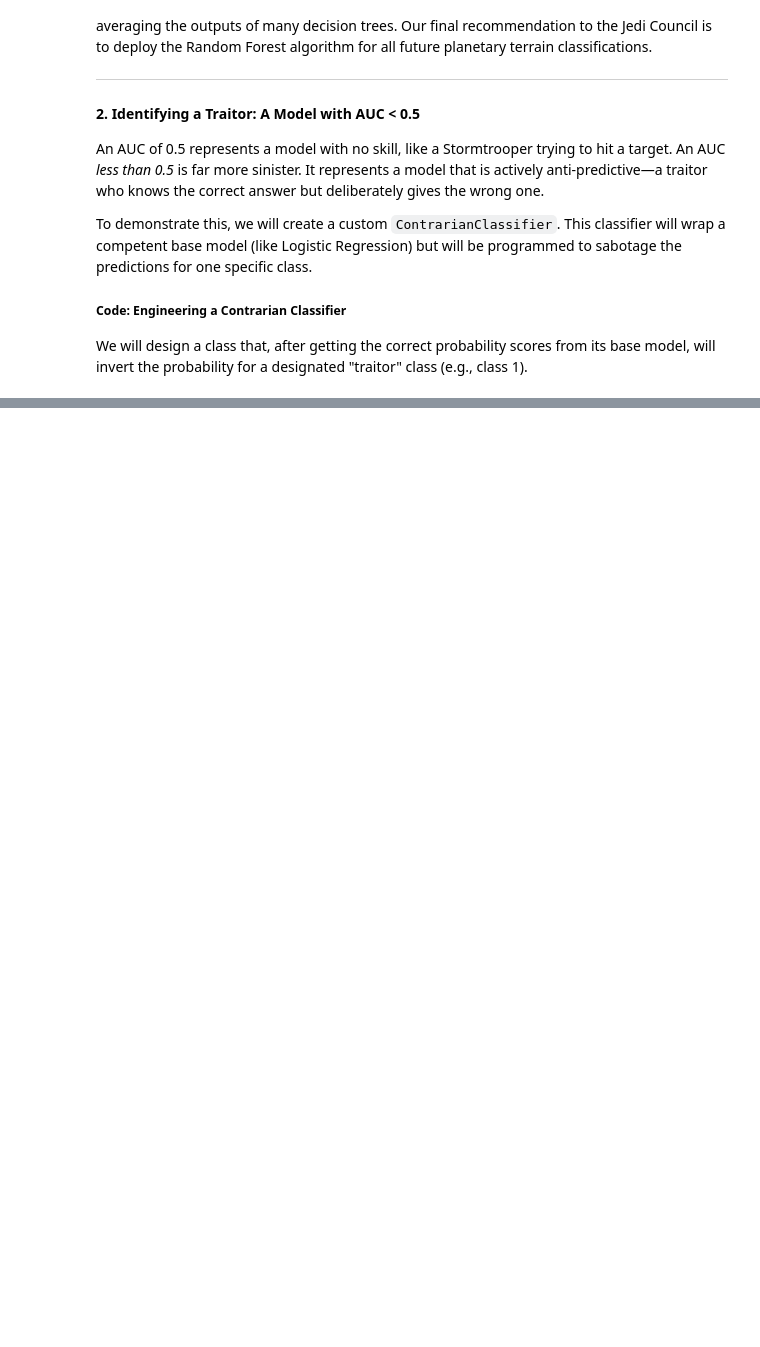
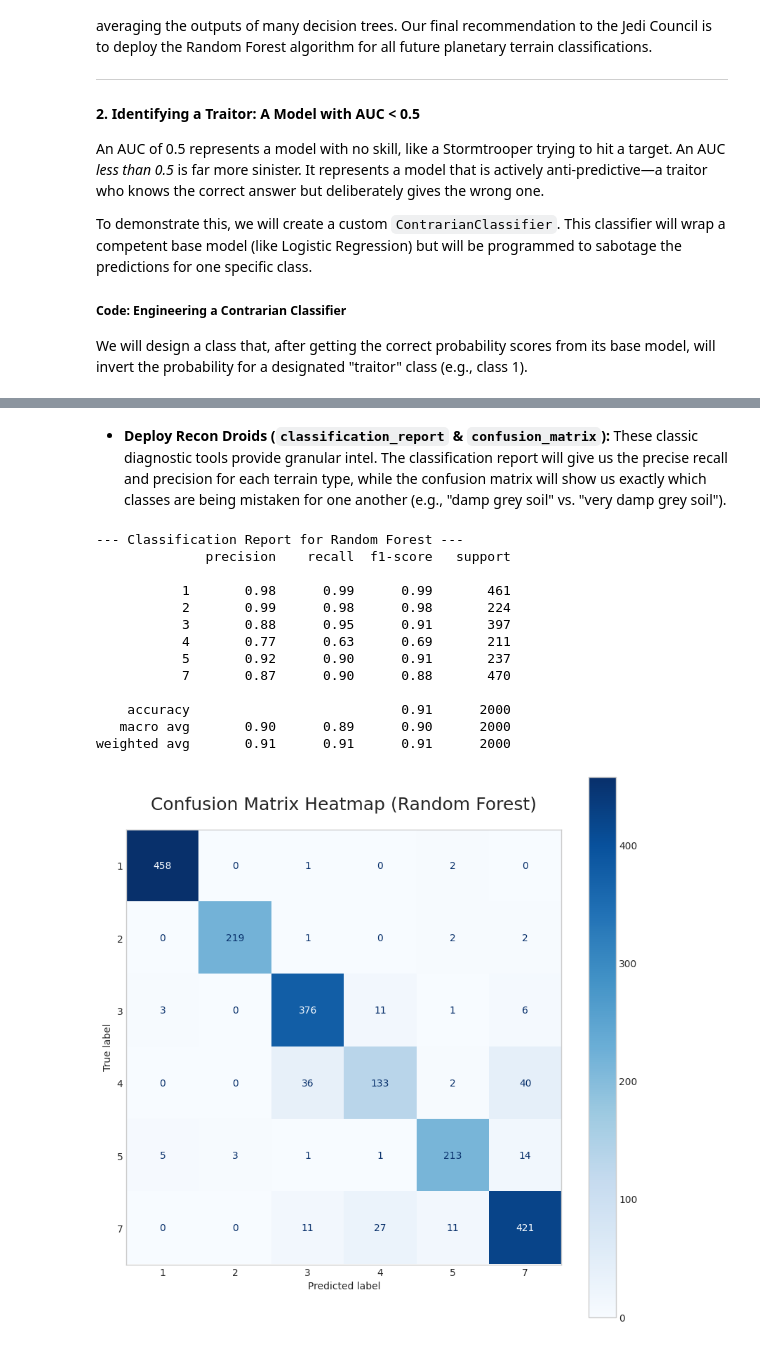
Before and after one commit to shriprasad15/DA5401-JUL-NOV-2025-assignment-7-shriprasad15, a Jupyter notebook: da25e054.ipynb, the cells around one changed output, grey strips where cells are left out. Drawn from its saved outputs; the diff is of its cells as text; code cells hidden in the pictures; blank space fills up the shorter version.

```diff
--- a/da25e054.ipynb
+++ b/da25e054.ipynb
@@ -648,0 +737,39 @@ The visualization confirms our suspicions. For Class 1, the `ContrarianClassifie
+# %% [markdown]
+*   **Deploy Recon Droids (`classification_report` & `confusion_matrix`):** These classic diagnostic tools provide granular intel. The classification report will give us the precise recall and precision for each terrain type, while the confusion matrix will show us exactly which classes are being mistaken for one another (e.g., "damp grey soil" vs. "very damp grey soil").
+# %%
+from sklearn.metrics import classification_report, confusion_matrix, ConfusionMatrixDisplay
+import matplotlib.pyplot as plt
+
+y_pred_rf_encoded = models_elite["Random Forest"].predict(X_test_scaled)
+
+print("--- Classification Report for Random Forest ---")
+print(classification_report(y_test_encoded, y_pred_rf_encoded, target_names=[str(c) for c in le.classes_]))
+
+cm = confusion_matrix(y_test_encoded, y_pred_rf_encoded)
+disp = ConfusionMatrixDisplay(confusion_matrix=cm, display_labels=le.classes_)
+fig, ax = plt.subplots(figsize=(10, 10))
+
+disp.plot(
+    ax=ax,
+    cmap='Blues',
+    values_format='d'
+)
+ax.grid(False)
+
+ax.set_title('Confusion Matrix Heatmap (Random Forest)', fontsize=18, pad=20)
+plt.show()
+# %% [output]
+--- Classification Report for Random Forest ---
+              precision    recall  f1-score   support
+
+           1       0.98      0.99      0.99       461
+           2       0.99      0.98      0.98       224
+           3       0.88      0.95      0.91       397
+           4       0.77      0.63      0.69       211
+           5       0.92      0.90      0.91       237
+           7       0.87      0.90      0.88       470
+
+    accuracy                           0.91      2000
+   macro avg       0.90      0.89      0.90      2000
+weighted avg       0.91      0.91      0.91      2000
+[figure, added]
```
Also changed, not shown: parts of 23 cells of this notebook.
